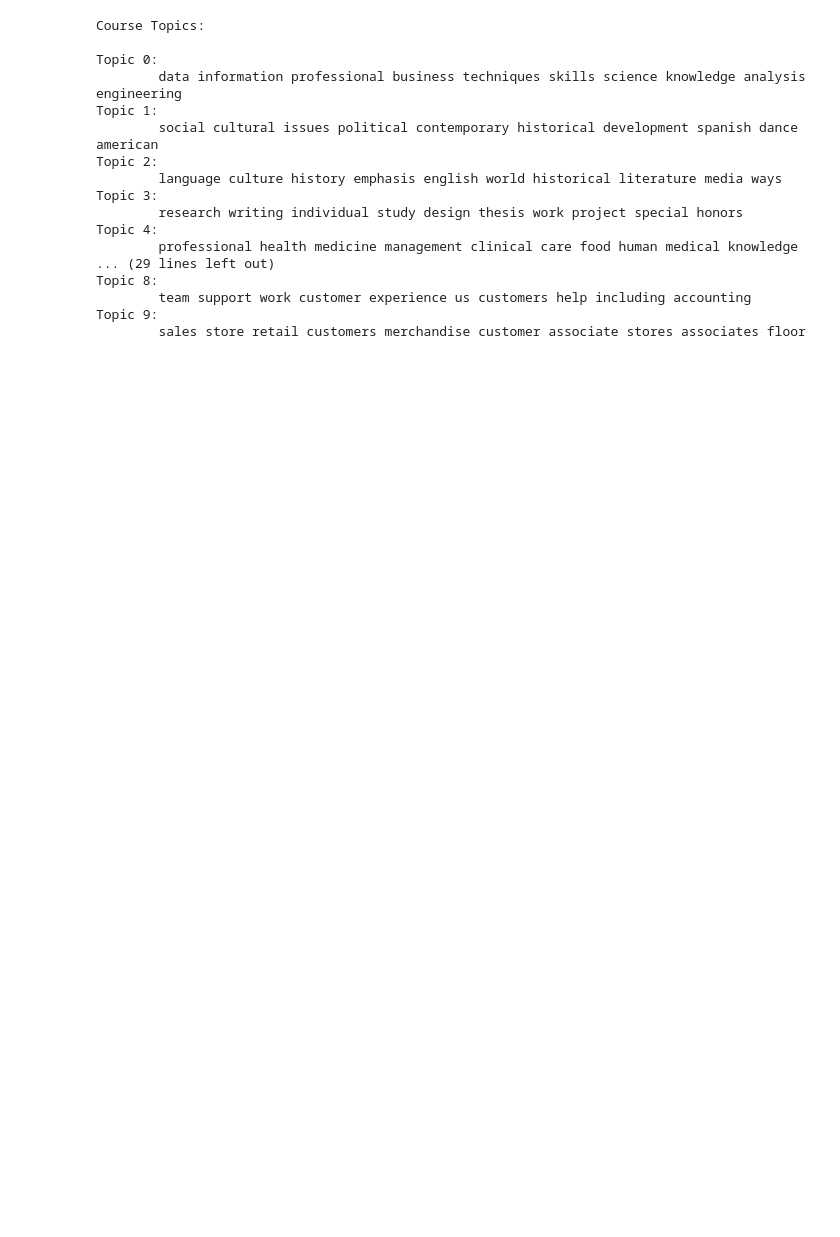
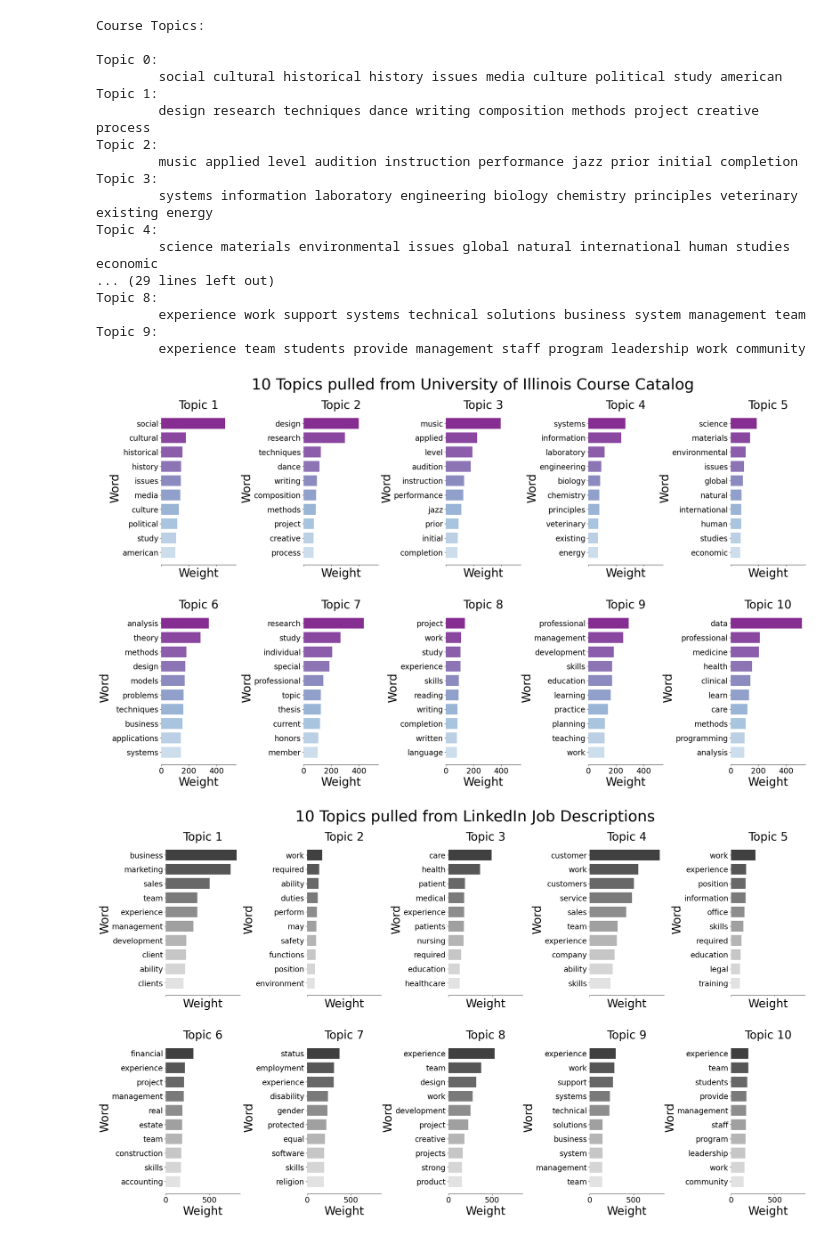
Before and after one commit to hivesew/Latent-Dirichlet-Allocation, a Jupyter notebook: similarity.ipynb, the cells around one changed output. Drawn from its saved outputs; the diff is of its cells as text; code cells hidden in the pictures; blank space fills up the shorter version.

```diff
--- a/similarity.ipynb
+++ b/similarity.ipynb
@@ -25,10 +26,12 @@ catalog_stopwords.extend(['see', 'prerequisite', 'hour', 'hours', 'freshman', 's
                             'completed', 'concurrently', 'enrolled', 'enrollment', 'approved', 'letter', 'grading', 'major', 'majors', 'fees', 'apply', 'illinois', 'andor', 'passing' \
                             'summer', 'carle', 'concurrent', 'class', 'week', 'semester', 'semesters', 'required', 'using', 'examine', 'examines', 'restricted', 'phase', 'separate', \
                             'use', 'departmental', 'approval', 'offered', 'years', 'college', 'must', 'given', 'faculty', 'new', 'prerequisites', 'areas', 'offerings', 'schedule', \
-                            'part' 'level', 'continuation', 'toward', 'whose', 'additional', 'gpa'])
+                            'part' 'level', 'continuation', 'toward', 'whose', 'additional', 'gpa', 'degrees', 'enables', 'identical', 'except', 'curriculum', 'subject'])
 # should add each subject as a stopword since they are mentioned in the descriptions
 for subject in catalog_data['Subject'].unique():
     catalog_stopwords.append(subject.lower())
+
+job_stopwords.extend(['new', 'one', 'must', 'job', 'per', 'ceo'])
 
 
 
@@ -36,7 +39,7 @@ for subject in catalog_data['Subject'].unique():
 catalog_vectorizer = CountVectorizer(stop_words=catalog_stopwords, max_df=0.95, min_df=2)
 course_count_data = catalog_vectorizer.fit_transform(catalog_data['Description'])
 
-job_vectorizer = CountVectorizer(stop_words=job_stopwords, max_df=0.95, min_df=2)
+job_vectorizer = CountVectorizer(stop_words=job_stopwords, max_df=0.95, min_df=0.01)
 job_count_data = job_vectorizer.fit_transform(job_data['job_description'])
 
 
@@ -61,20 +64,55 @@ display_topics(job_lda, job_vectorizer.get_feature_names_out(), no_top_words)
 Course Topics:
 
 Topic 0:
-        data information professional business techniques skills science knowledge analysis engineering
+        social cultural historical history issues media culture political study american
 Topic 1:
-        social cultural issues political contemporary historical development spanish dance american
+        design research techniques dance writing composition methods project creative process
 Topic 2:
-        language culture history emphasis english world historical literature media ways
+        music applied level audition instruction performance jazz prior initial completion
 Topic 3:
-        research writing individual study design thesis work project special honors
+        systems information laboratory engineering biology chemistry principles veterinary existing energy
 Topic 4:
-        professional health medicine management clinical care food human medical knowledge
+        science materials environmental issues global natural international human studies economic
 ... (29 lines left out)
 Topic 8:
-        team support work customer experience us customers help including accounting
+        experience work support systems technical solutions business system management team
 Topic 9:
-        sales store retail customers merchandise customer associate stores associates floor
+        experience team students provide management staff program leadership work community
+# %%
+colormaps = ['plasma', 'Greys', 'Purples', 'Blues', 'Greens', 'Oranges', 'Reds', 'YlOrBr', 'YlOrRd', 'OrRd', 'PuRd', 'RdPu', 'BuPu','GnBu', 'PuBu', 'YlGnBu', 'PuBuGn', 'BuGn', 'YlGn']
+
+def plot_top_words(model, feature_names, n_top_words, title):
+    fig, axes = plt.subplots(2, 5, figsize=(30, 15), sharex=True)
+    axes = axes.flatten()
+    color = random.choice(colormaps)
+    colors = plt.get_cmap(color)(np.linspace(0.2, 0.8, n_top_words))
+
+    for topic_idx, topic in enumerate(model.components_):
+        top_features_ind = topic.argsort()[-n_top_words:]
+        top_features = feature_names[top_features_ind]
+        weights = topic[top_features_ind]
+
+        ax = axes[topic_idx]
+        ax.barh(top_features, weights, height=0.75, color=colors)  # Specify the colors for each bar
+        ax.set_title(f"Topic {topic_idx +1}", fontdict={"fontsize": 30})
+        ax.tick_params(axis="both", which="major", labelsize=20)
+        for i in "top right left".split():
+            ax.spines[i].set_visible(False)
+        fig.suptitle(title, fontsize=40)
+    # label x-axis for all plots
+    for ax in axes:
+        ax.set_xlabel("Weight", fontdict={"fontsize": 30})
+        ax.set_ylabel("Word", fontdict={"fontsize": 30})
+    plt.subplots_adjust(top=0.90, bottom=0.05, wspace=0.90, hspace=0.3)
+    plt.show()
+
+
+    # Plot the top words for each topic for both the course and job description models
+plot_top_words(course_lda, catalog_vectorizer.get_feature_names_out(), no_top_words, f"{n_topics} Topics pulled from University of Illinois Course Catalog")
+plot_top_words(job_lda, job_vectorizer.get_feature_names_out(), no_top_words, f"{n_topics} Topics pulled from LinkedIn Job Descriptions")
+# %% [output]
+[figure, added]
+[figure, added]
 # %%
 # Load the pre-trained spaCy model with word vectors
 nlp = spacy.load("en_core_web_lg")
```
Also changed, not shown: parts of 3 cells of this notebook, 7 other files.
